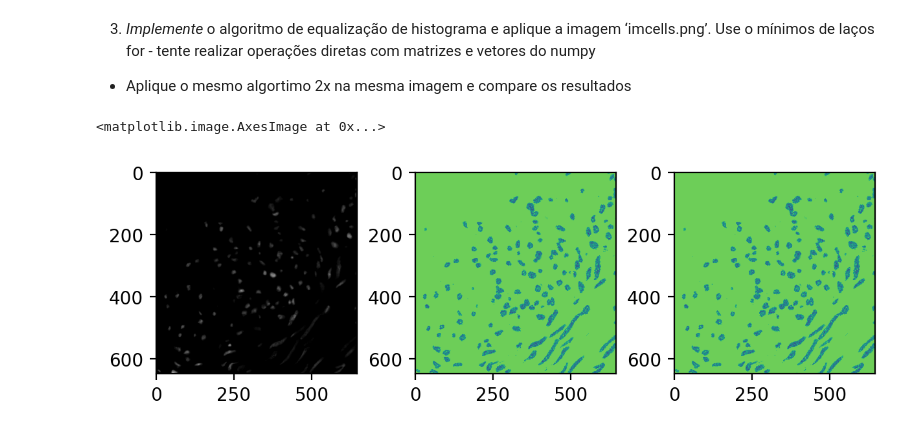
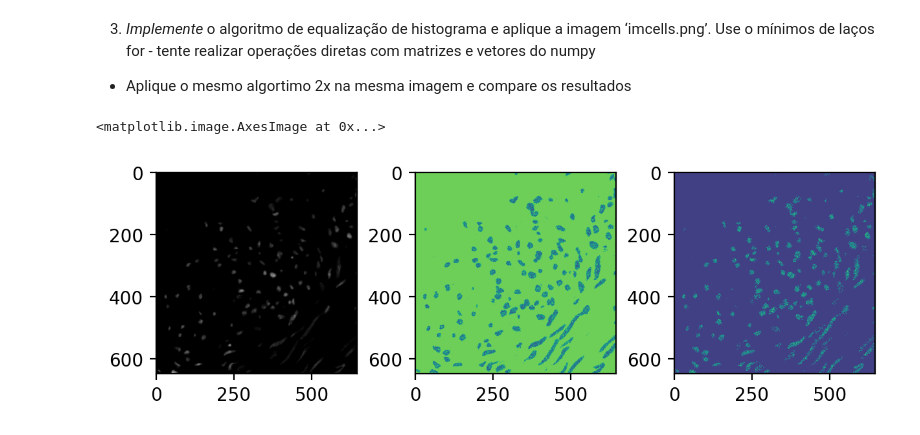
Before and after one commit to JhonnyBn/labs-pdi-pgc111-labs-2023-02, a Jupyter notebook: Lab03 - Histogram Equalization/Lab03.ipynb, the cells around one changed output. Saved outputs shown, nothing was run; the diff lists cells and outputs as text; code cells hidden in the pictures.

```diff
--- a/Lab03 - Histogram Equalization/Lab03.ipynb
+++ b/Lab03 - Histogram Equalization/Lab03.ipynb
@@ -78,38 +84,37 @@ axes[2,1].plot(cdf_eq)
 3) *Implemente* o algoritmo de equalização de histograma e aplique a imagem ‘imcells.png’. Use o mínimos de laços for - tente realizar operações diretas com matrizes e vetores do numpy
 - Aplique o mesmo algortimo 2x na mesma imagem e compare os resultados
 # %%
-# code here
 import cv2
 import matplotlib.pyplot as plt
 import numpy as np
 
 plt.rcParams['figure.dpi'] = 200
 
 img = cv2.imread("im_cells.png", cv2.IMREAD_GRAYSCALE)
 
 def histograma(img):
     hist = np.zeros(256)
     linhas, colunas = img.shape
     for x in range(linhas):
         for y in range(colunas):
             hist[img[x][y]] += 1
     return hist
 
 def eq_hist(img):
     hist = histograma(img)
     cdf = np.cumsum(hist)
     cdf = (cdf - cdf.min() * 255 / (cdf.max() - cdf.min()))
     cdf = cdf.astype('uint8')
     img_eq = cdf[img]
     return img_eq
 
 img_eq1 = eq_hist(img)
 img_eq2 = eq_hist(img_eq1)
 
 fig, axes = plt.subplots(1,3, layout="constrained")
 axes[0].imshow(img, cmap='gray', vmin=0, vmax=255)
 axes[1].imshow(img_eq1)
-axes[2].imshow(img_eq1)
+axes[2].imshow(img_eq2)
 # %% [output]
 <matplotlib.image.AxesImage at 0x...>
-[figure, old version]
+[figure, new version]
```
Also changed, not shown: parts of 2 cells of this notebook, 3 other files.
